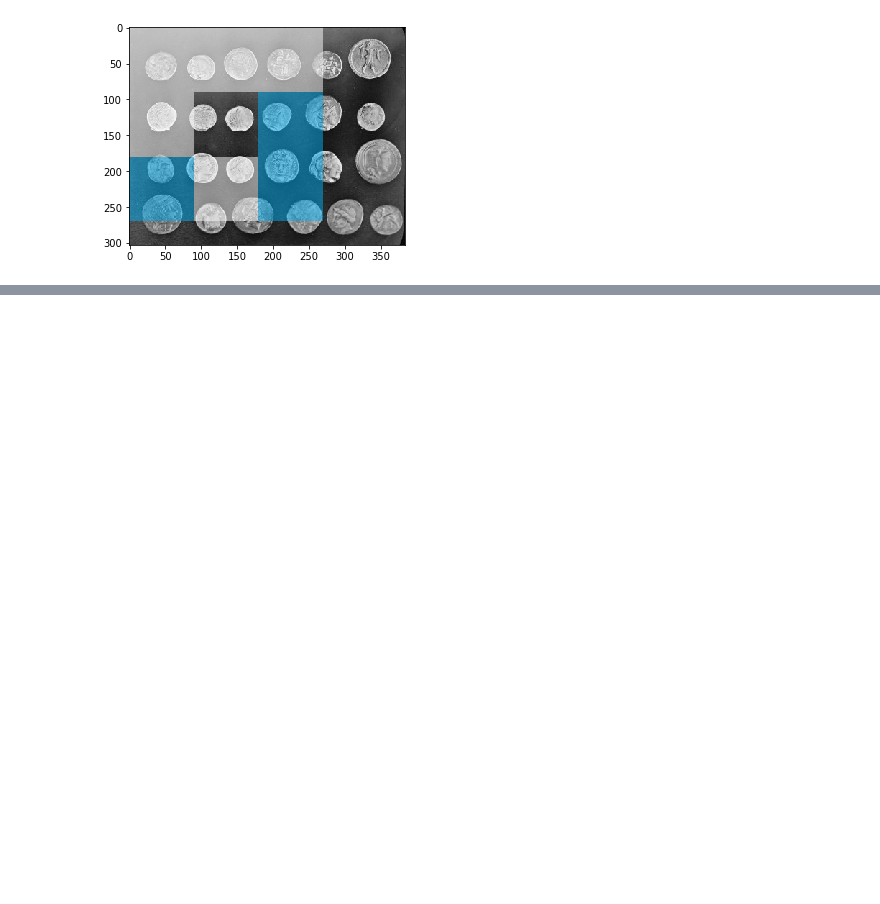
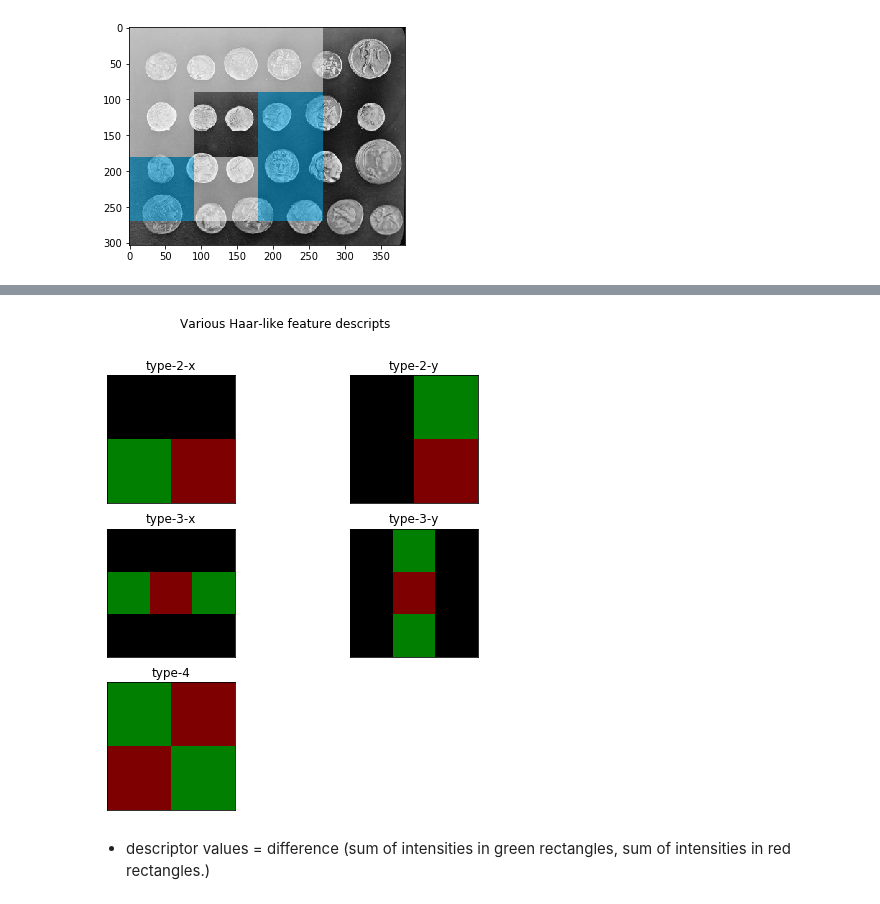
Before and after one commit to bjpcjp/scikit-image-tutorial, a Jupyter notebook: gallery/feature-object-detection.ipynb, the cells around one changed output, grey strips where cells are left out. Cells and saved outputs as stored; diff of their text form; code cells hidden in the pictures; blank space fills up the shorter version.

```diff
--- a/gallery/feature-object-detection.ipynb
+++ b/gallery/feature-object-detection.ipynb
@@ -250,16 +303,19 @@ lbp_code = multiblock_lbp(int_img, 0, 0, 3, 3)
 assert_equal(correct_answer, lbp_code)
 # %%
 # apply operator to a real image
-from skimage import data
 from matplotlib import pyplot as plt
+from skimage         import data
 from skimage.feature import draw_multiblock_lbp
 
 test_img = data.coins()
 int_img  = integral_image(test_img)
-lbp_code = multiblock_lbp(int_img, 0, 0, 90, 90)
+lbp_code = multiblock_lbp(int_img,
+                          0, 0, 90, 90)
 
-img = draw_multiblock_lbp(test_img, 0, 0, 90, 90,
-                          lbp_code=lbp_code, alpha=0.5)
+img = draw_multiblock_lbp(test_img,
+                          0, 0, 90, 90,
+                          lbp_code=lbp_code,
+                          alpha=0.5)
 plt.imshow(img)
 plt.show()
 # %% [output]
@@ -1151,0 +335,38 @@ original: grass, rotated: 145deg, match result:  grass
+# %%
+images = [np.zeros((2, 2)), np.zeros((2, 2)),
+          np.zeros((3, 3)), np.zeros((3, 3)),
+          np.zeros((2, 2))]
+
+feature_types = ['type-2-x', 'type-2-y',
+                 'type-3-x', 'type-3-y',
+                 'type-4']
+
+# --------------------------------------------------------
+fig, axs = plt.subplots(3, 2, figsize=(8,8))
+
+for ax, img, feat_t in zip(np.ravel(axs),
+                           images,
+                           feature_types):
+
+    coord, _ = haar_like_feature_coord(img.shape[0],
+                                       img.shape[1],
+                                       feat_t)
+
+    haar_feature = draw_haar_like_feature(img, 0, 0,
+                                          img.shape[0],
+                                          img.shape[1],
+                                          coord,
+                                          max_n_features=1,
+                                          random_state=0)
+    ax.imshow(haar_feature)
+    ax.set_title(feat_t)
+    ax.set_xticks([])
+    ax.set_yticks([])
+fig.suptitle('Various Haar-like feature descripts')
+plt.axis('off')
+
+plt.show()
+# %% [output]
+[figure, added]
+# %% [markdown]
+- descriptor values = difference (sum of intensities in green rectangles, sum of intensities in red rectangles.)
```
Also changed, not shown: parts of 62 cells of this notebook.
